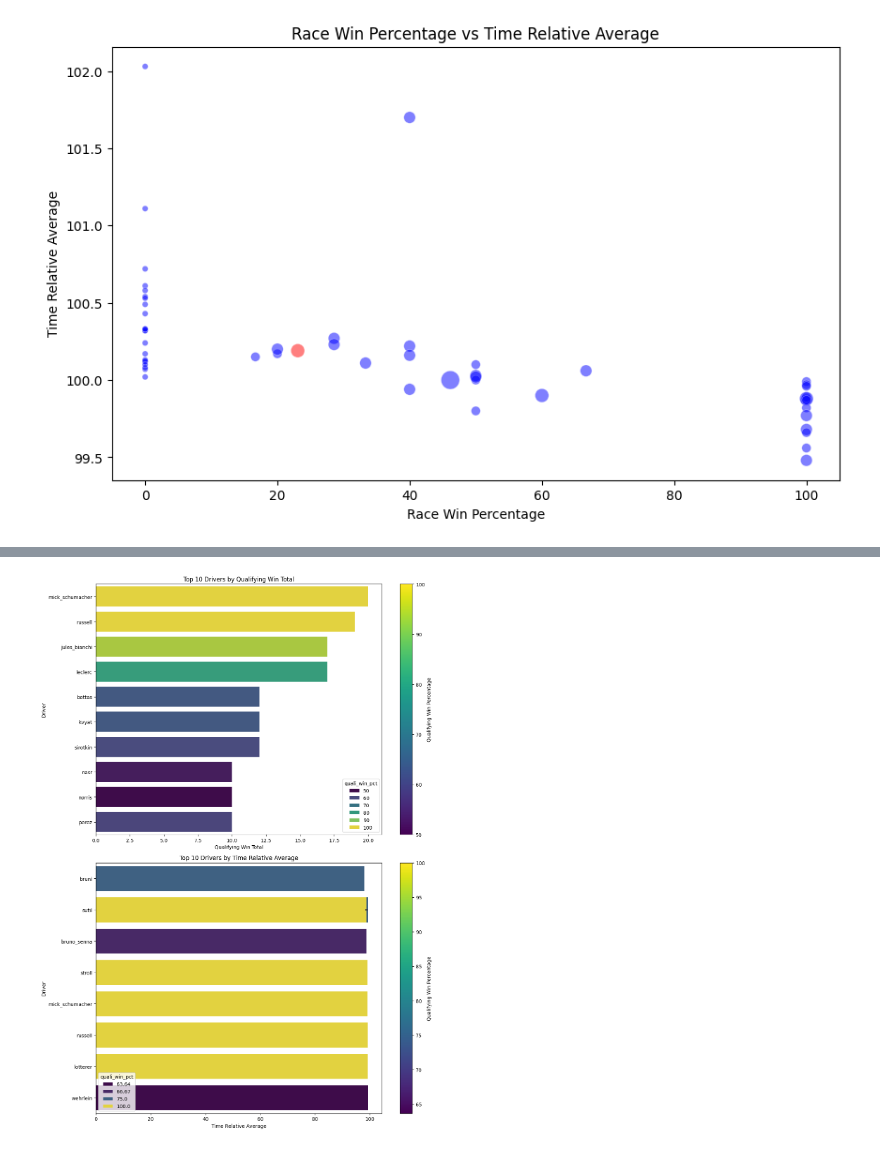
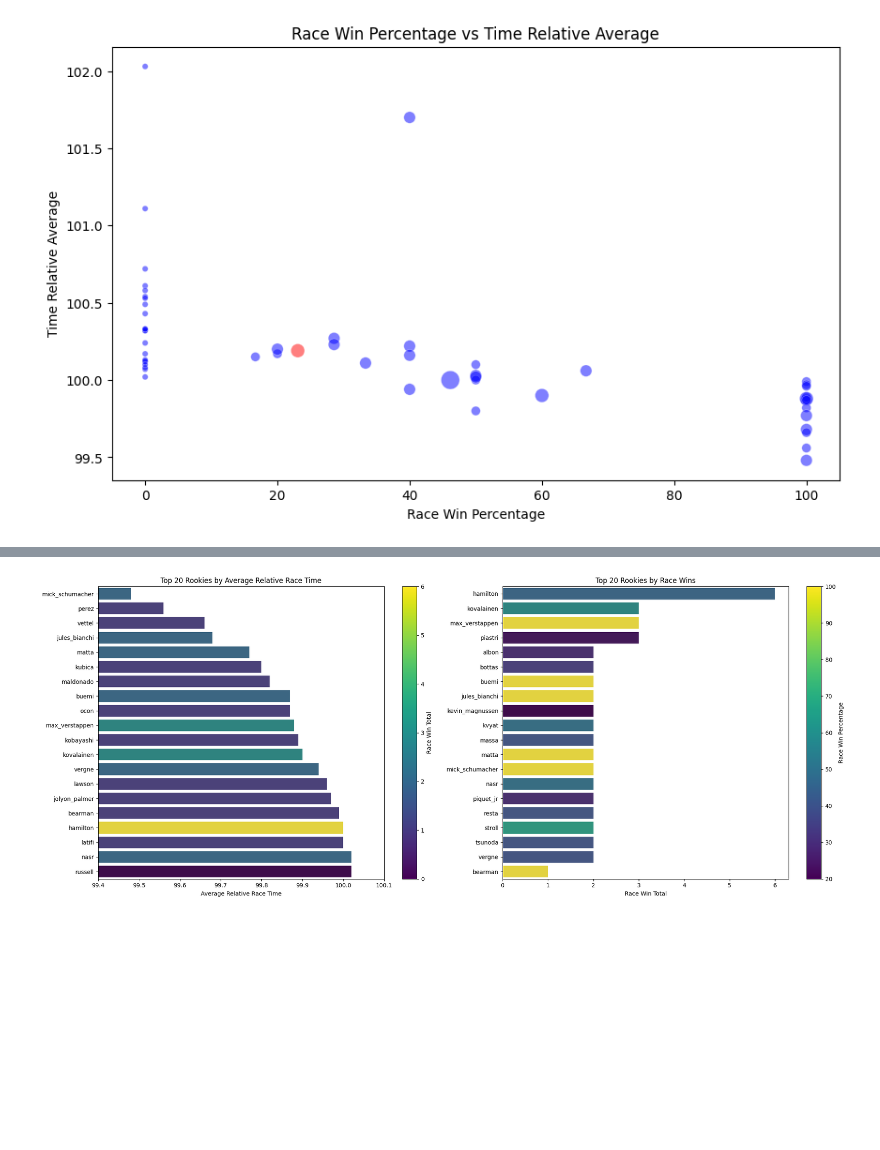
Before and after one commit to AnthonyDalke/f1data, a Jupyter notebook: piastri/docs/analysis.ipynb, the cells around one changed output, grey strips where cells are left out. Drawn from its saved outputs; the diff is of its cells as text; code cells hidden in the pictures; blank space fills up the shorter version.

Commit message:
Created Analysis Notebook
Developed notebook to generate plots for write-up.

```diff
--- a/piastri/docs/analysis.ipynb
+++ b/piastri/docs/analysis.ipynb
@@ -101,61 +223,85 @@ plt.show()
 # %%
 # Create DataFrames for each ranking
-top10_quali_win_total = df_quali.nlargest(10, "quali_win_total")
-top10_time_relative_avg = df_quali.nsmallest(10, "time_relative_avg")
+top_race_win_total = df_race.nlargest(20, "race_win_total")
+top_time_relative_avg = df_race.nsmallest(20, "time_relative_avg")
 
 # Set up the matplotlib figure
-fig, axes = plt.subplots(2, 1, figsize=(12, 16))
+fig, axes = plt.subplots(1, 2, figsize=(20, 8))
 
-# Plot top 10 by quali_win_total
+# Plot top rookies by time_relative_avg
 sns.barplot(
-    x="quali_win_total",
+    x="time_relative_avg",
     y="id_rookie",
-    data=top10_quali_win_total,
+    data=top_time_relative_avg,
     palette=sns.color_palette("viridis", as_cmap=True),
-    hue="quali_win_pct",
+    hue="race_win_total",
     dodge=False,
     ax=axes[0],
 )
-axes[0].set_title("Top 10 Drivers by Qualifying Win Total")
-axes[0].set_xlabel("Qualifying Win Total")
-axes[0].set_ylabel("Driver")
+axes[0].set_title("Top 20 Rookies by Average Relative Race Time")
+axes[0].set_xlabel("Average Relative Race Time")
+axes[0].set_ylabel("")
+axes[0].legend().remove()
+
+# Add color bar for the second plot
+norm = plt.Normalize(
+    top_time_relative_avg["race_win_total"].min(),
+    top_time_relative_avg["race_win_total"].max(),
+)
+sm = plt.cm.ScalarMappable(cmap="viridis", norm=norm)
+sm.set_array([])
+cbar = fig.colorbar(sm, ax=axes[0], orientation="vertical", label="Race Win Total")
+
+# Set color bar ticks and labels to increment by 4
+cbar_ticks = range(
+    int(top_time_relative_avg["race_win_total"].min()),
+    int(top_time_relative_avg["race_win_total"].max()) + 1,
+    1,
+)
+cbar.set_ticks(cbar_ticks)
+cbar.set_ticklabels(cbar_ticks)
+
+axes[0].set_xlim(99.4, 100.1)
+xticks = [round(x, 1) for x in list(frange(99.4, 100.1, 0.1))]
+axes[0].set_xticks(xticks)
+axes[0].set_xticklabels(xticks)
+
+# Plot top rookies by race_win_total
+sns.barplot(
+    x="race_win_total",
+    y="id_rookie",
+    data=top_race_win_total,
+    palette=sns.color_palette("viridis", as_cmap=True),
+    hue="race_win_pct",
+    dodge=False,
+    ax=axes[1],
+)
+axes[1].set_title("Top 20 Rookies by Race Wins")
+axes[1].set_xlabel("Race Win Total")
+axes[1].set_ylabel("")
+axes[1].legend().remove()
 
 # Add color bar for the first plot
 norm = plt.Normalize(
-    top10_quali_win_total["quali_win_pct"].min(),
-    top10_quali_win_total["quali_win_pct"].max(),
+    top_race_win_total["race_win_pct"].min(),
+    top_race_win_total["race_win_pct"].max(),
 )
 sm = plt.cm.ScalarMappable(cmap="viridis", norm=norm)
 sm.set_array([])
-fig.colorbar(sm, ax=axes[0], orientation="vertical", label="Qualifying Win Percentage")
+fig.colorbar(sm, ax=axes[1], orientation="vertical", label="Race Win Percentage")
 
-# Plot top 10 by time_relative_avg
-sns.barplot(
-    x="time_relative_avg",
-    y="id_rookie",
-    data=top10_time_relative_avg,
-    palette=sns.color_palette("viridis", as_cmap=True),
-    hue="quali_win_pct",
-    dodge=False,
-    ax=axes[1],
+xticks = range(
+    0,
+    int(top_race_win_total["race_win_total"].max()) + 1,
+    1,
 )
-axes[1].set_title("Top 10 Drivers by Time Relative Average")
-axes[1].set_xlabel("Time Relative Average")
-axes[1].set_ylabel("Driver")
-
-# Add color bar for the second plot
-norm = plt.Normalize(
-    top10_time_relative_avg["quali_win_pct"].min(),
-    top10_time_relative_avg["quali_win_pct"].max(),
-)
-sm = plt.cm.ScalarMappable(cmap="viridis", norm=norm)
-sm.set_array([])
-fig.colorbar(sm, ax=axes[1], orientation="vertical", label="Qualifying Win Percentage")
+axes[1].set_xticks(xticks)
+axes[1].set_xticklabels(xticks)
 
 # Adjust layout
 plt.tight_layout()
 
 # Show plot
 plt.show()
 # %% [output]
-[figure, old version]
+[figure, new version]
```
Also changed, not shown: parts of 4 cells of this notebook.
